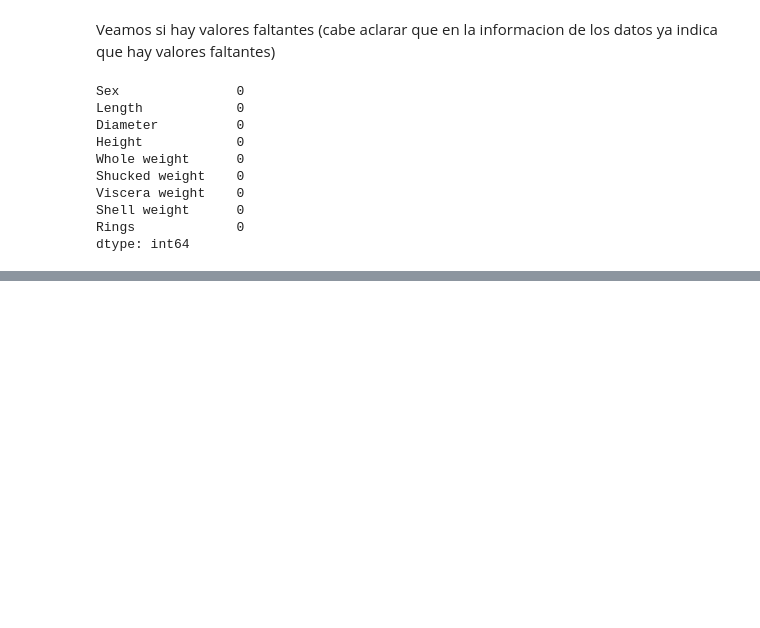
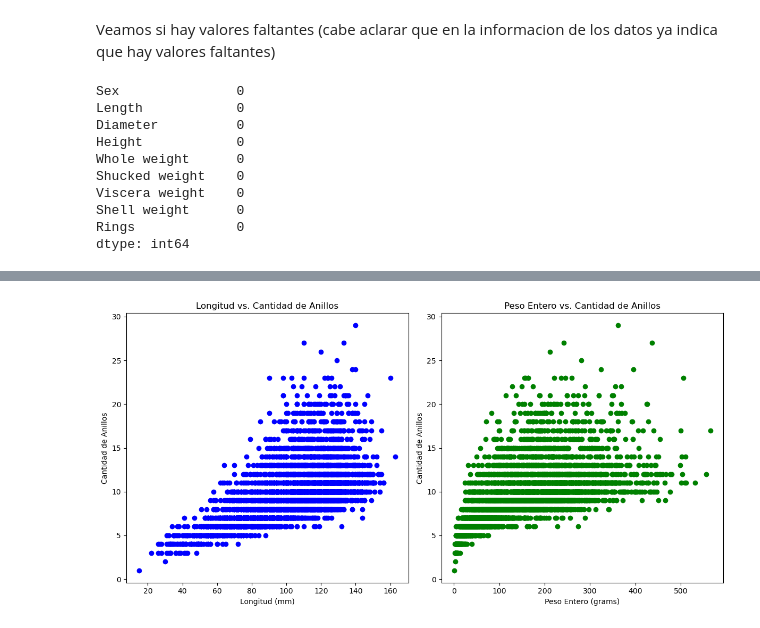
Before and after one commit to bautistaturri/EntregaIAA, a Jupyter notebook: Abulones.ipynb, the cells around one changed output, grey strips where cells are left out. Drawn from its saved outputs; the diff is of its cells as text; code cells hidden in the pictures; blank space fills up the shorter version.

```diff
--- a/Abulones.ipynb
+++ b/Abulones.ipynb
@@ -85,0 +102,3 @@ df.describe()
+# %%
+columns_to_rescale = ['Length', 'Diameter', 'Height', 'Whole weight', 'Shucked weight', 'Viscera weight', 'Shell weight']
+df[columns_to_rescale] = df[columns_to_rescale] * 200
@@ -85,0 +127,20 @@ df.describe()
+# %%
+# Crear los gráficos de dispersión
+fig, axes = plt.subplots(1, 2, figsize=(12, 6))
+
+# Gráfico de Longitud vs. Anillos
+axes[0].scatter(df['Length'], df['Rings'], color='b')
+axes[0].set_title('Longitud vs. Cantidad de Anillos')
+axes[0].set_xlabel('Longitud (mm)')
+axes[0].set_ylabel('Cantidad de Anillos')
+
+# Gráfico de Peso Entero vs. Anillos
+axes[1].scatter(df['Whole weight'], df['Rings'], color='g')
+axes[1].set_title('Peso Entero vs. Cantidad de Anillos')
+axes[1].set_xlabel('Peso Entero (grams)')
+axes[1].set_ylabel('Cantidad de Anillos')
+
+plt.tight_layout()
+plt.show()
+# %% [output]
+[figure, added]
```
Also changed, not shown: parts of 5 cells of this notebook.
